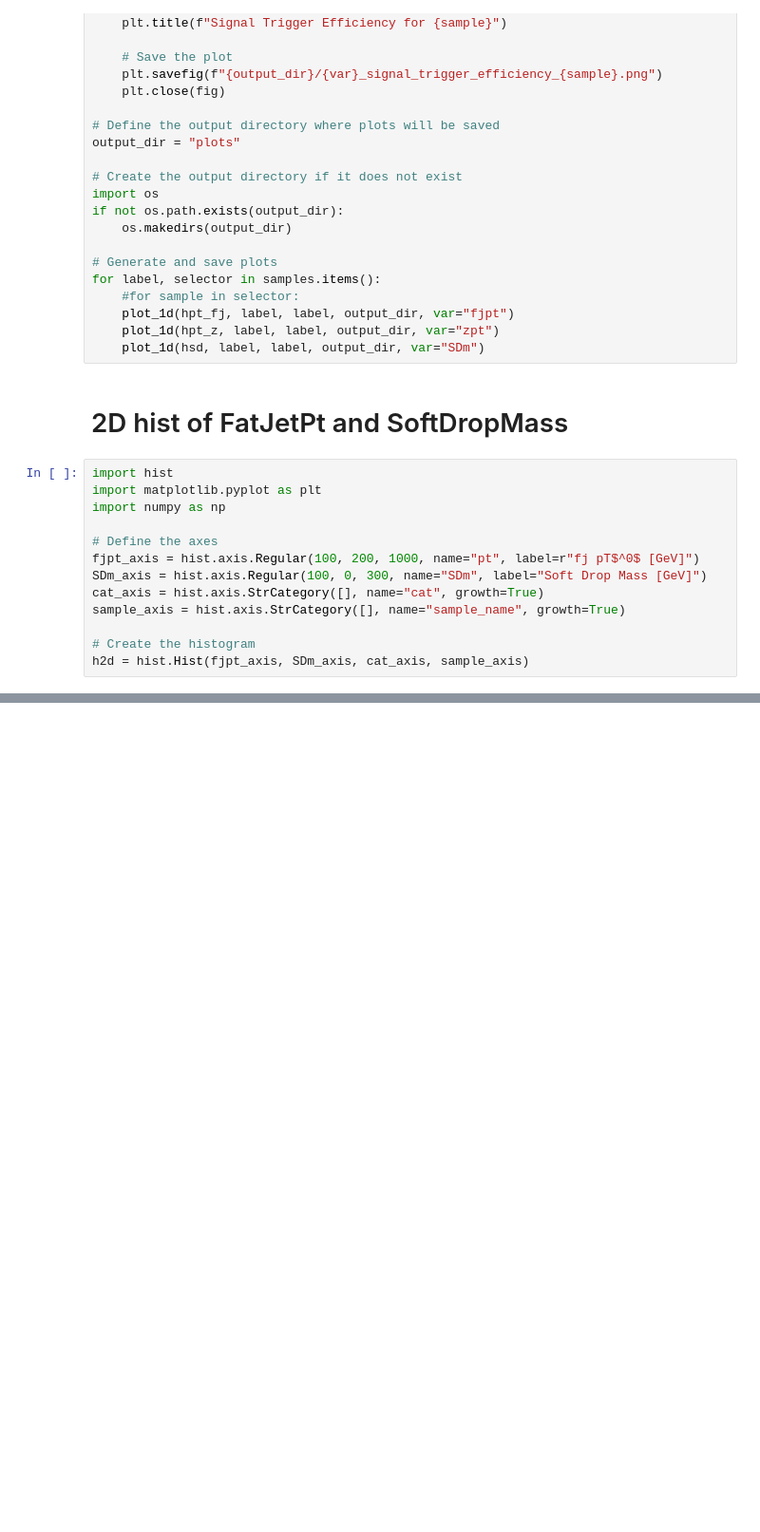
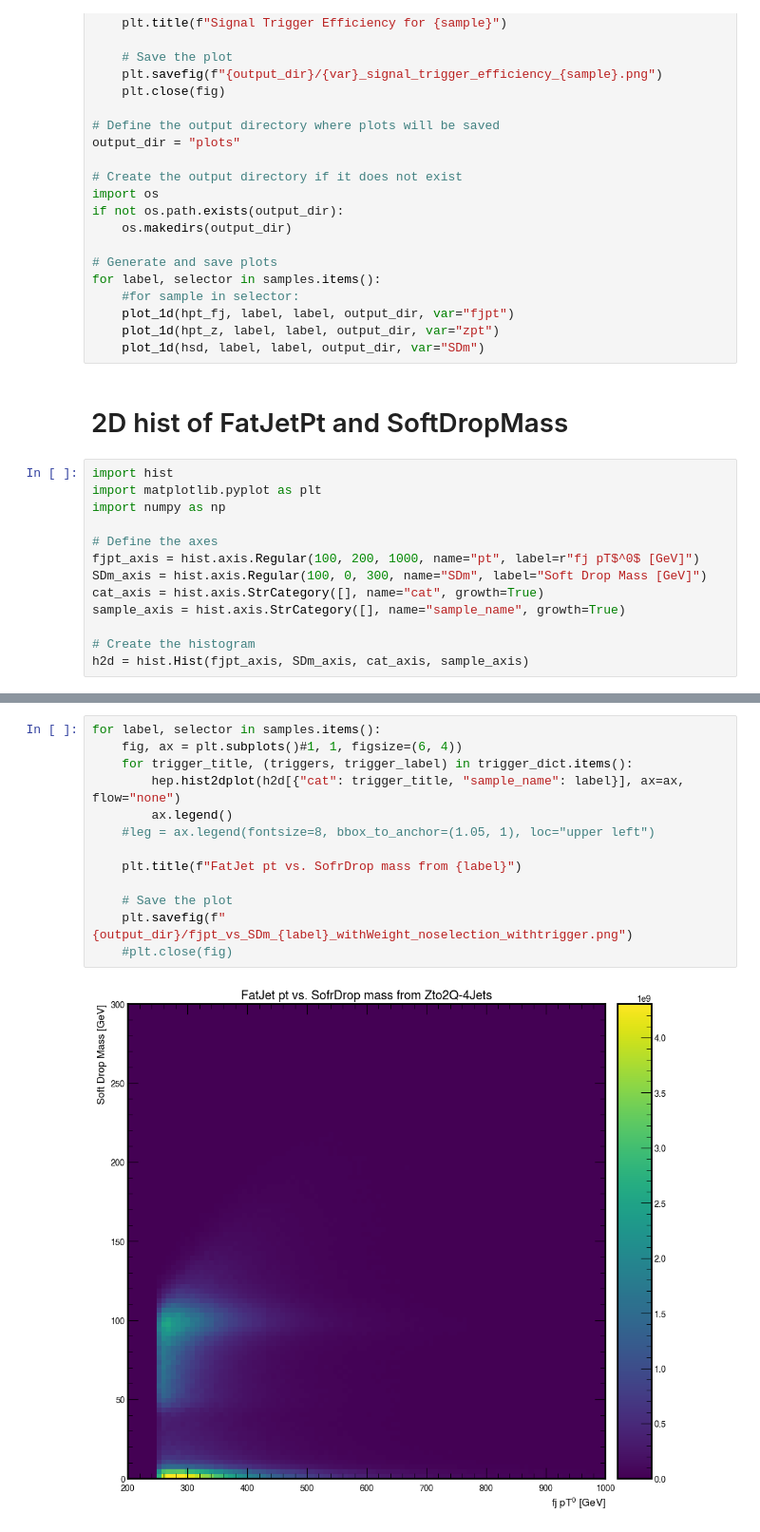
Before and after one commit to gabihamilton/genZ, a Jupyter notebook: trigger_signal.ipynb, the cells around one changed output, grey strips where cells are left out. Shown at 95% size. Cells and saved outputs as stored; diff of their text form; blank space fills up the shorter version.

```diff
--- a/trigger_signal.ipynb
+++ b/trigger_signal.ipynb
@@ -398,0 +490,15 @@ plt.show()
+# %%
+for label, selector in samples.items():
+    fig, ax = plt.subplots()#1, 1, figsize=(6, 4))
+    for trigger_title, (triggers, trigger_label) in trigger_dict.items():
+        hep.hist2dplot(h2d[{"cat": trigger_title, "sample_name": label}], ax=ax, flow="none")
+        ax.legend()
+    #leg = ax.legend(fontsize=8, bbox_to_anchor=(1.05, 1), loc="upper left")
+
+    plt.title(f"FatJet pt vs. SofrDrop mass from {label}")
+
+    # Save the plot
+    plt.savefig(f"{output_dir}/fjpt_vs_SDm_{label}_withWeight_noselection_withtrigger.png")
+    #plt.close(fig)
+# %% [output]
+[figure, added]
```
Also changed, not shown: parts of 15 cells of this notebook, 2 other files.
